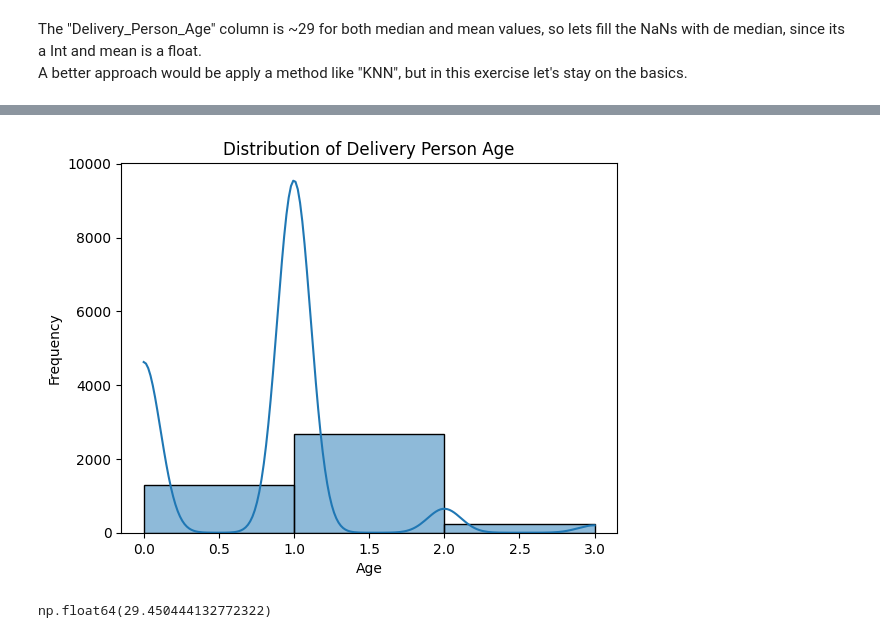
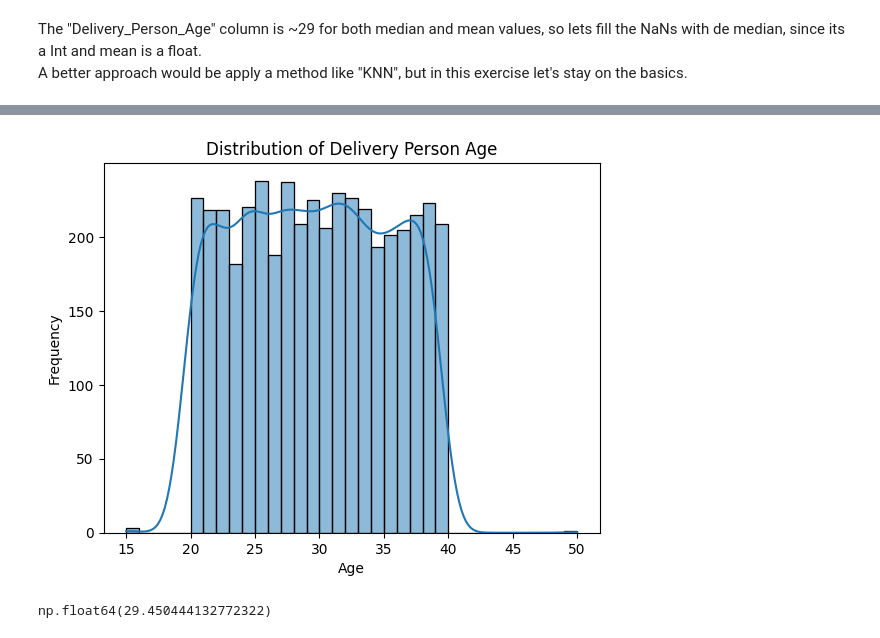
Before and after one commit to luc457x/CDS-PA, a Jupyter notebook: notebook.ipynb, the cells around one changed output, grey strips where cells are left out. Drawn from its saved outputs; the diff is of its cells as text; code cells hidden in the pictures.

```diff
--- a/notebook.ipynb
+++ b/notebook.ipynb
@@ -190,11 +219,11 @@ df_clear["Delivery_person_Age"] = df_clear['Delivery_person_Age'].fillna(df_clea
 # %%
-sns.histplot(df_clear["multiple_deliveries"], kde=True, bins=range(int(df_clear["multiple_deliveries"].min()), int(df_clear["multiple_deliveries"].max()) + 1))
+sns.histplot(df_clear["Delivery_person_Age"], kde=True, bins=range(int(df_clear["Delivery_person_Age"].min()), int(df_clear["Delivery_person_Age"].max()) + 1))
 plt.title("Distribution of Delivery Person Age")
 plt.xlabel("Age")
 plt.ylabel("Frequency")
 plt.show()
 # %% [output]
-[figure, old version]
+[figure, new version]
 # %%
 df_work["Delivery_person_Age"].mean()
 # %% [output]
```
Also changed, not shown: parts of 19 cells of this notebook.
